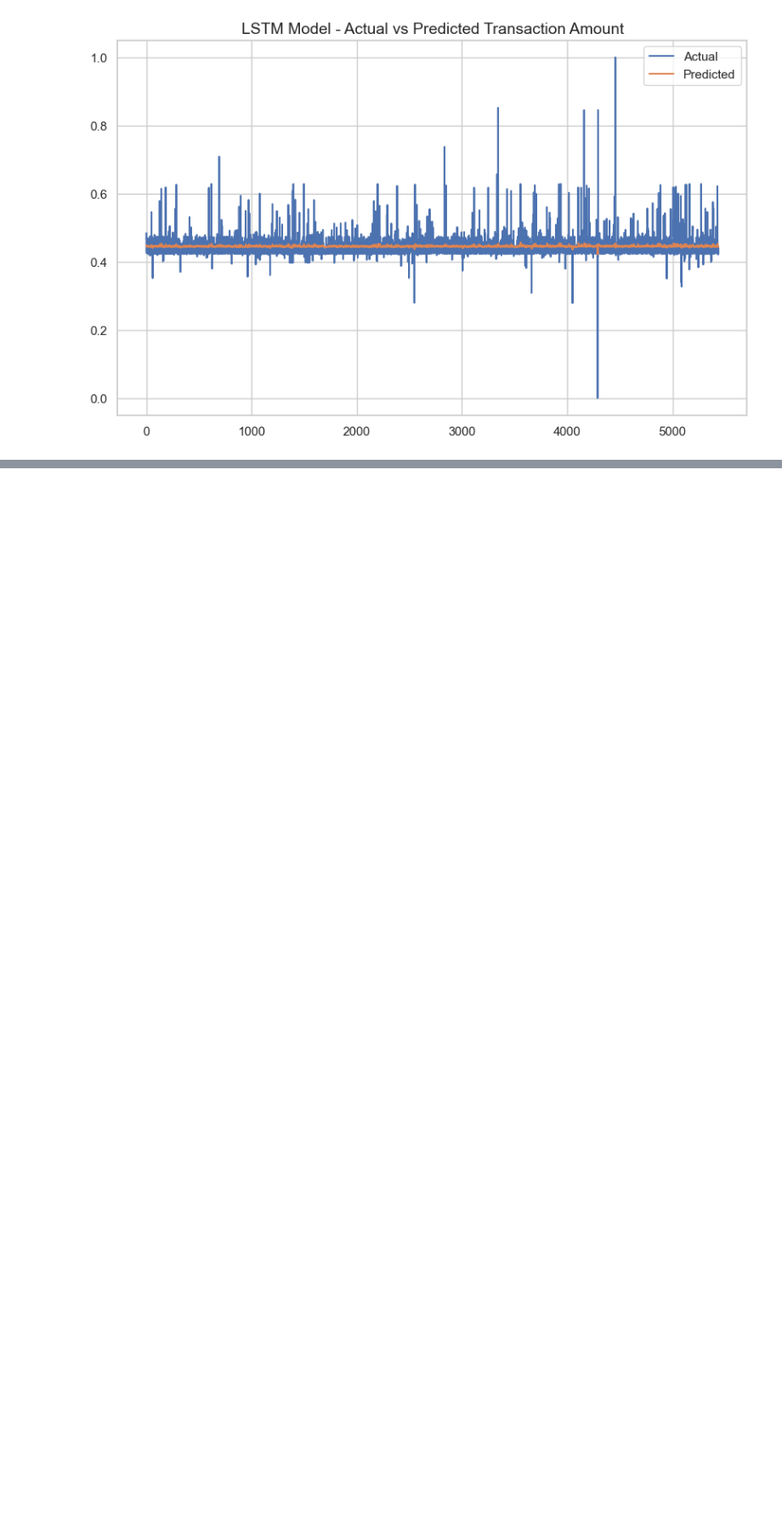
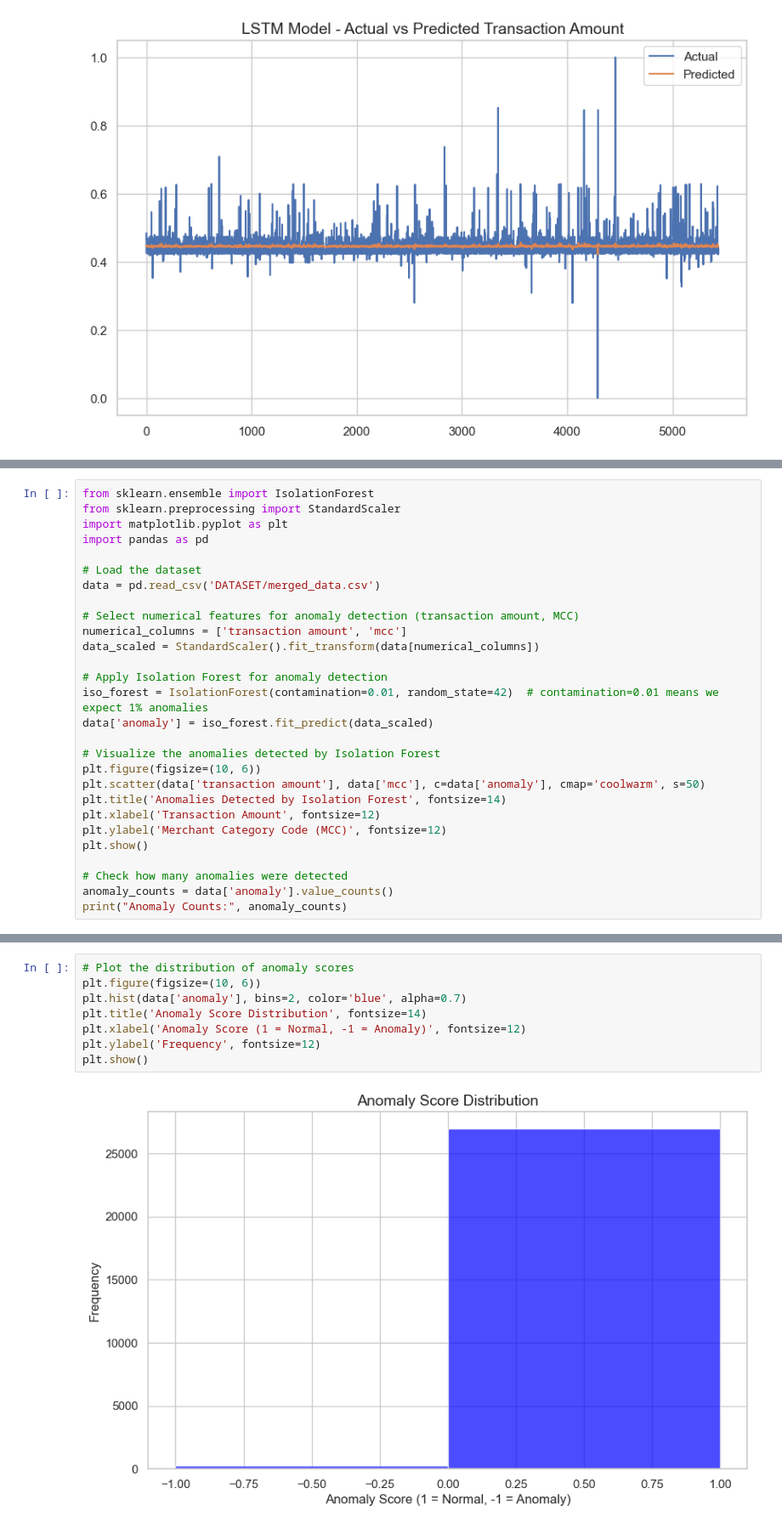
Before and after one commit to enochanok/GSA_Fraud_Detection, a Jupyter notebook: Code_BigData.ipynb, the cells around one changed output, grey strips where cells are left out. Shown at 85% size. Cells and saved outputs as stored; diff of their text form; blank space fills up the shorter version.

```diff
--- a/Code_BigData.ipynb
+++ b/Code_BigData.ipynb
@@ -785,0 +832,28 @@ Epoch 30/30
+# %%
+from sklearn.ensemble import IsolationForest
+from sklearn.preprocessing import StandardScaler
+import matplotlib.pyplot as plt
+import pandas as pd
+
+# Load the dataset
+data = pd.read_csv('DATASET/merged_data.csv')
+
+# Select numerical features for anomaly detection (transaction amount, MCC)
+numerical_columns = ['transaction amount', 'mcc']
+data_scaled = StandardScaler().fit_transform(data[numerical_columns])
+
+# Apply Isolation Forest for anomaly detection
+iso_forest = IsolationForest(contamination=0.01, random_state=42)  # contamination=0.01 means we expect 1% anomalies
+data['anomaly'] = iso_forest.fit_predict(data_scaled)
+
+# Visualize the anomalies detected by Isolation Forest
+plt.figure(figsize=(10, 6))
+plt.scatter(data['transaction amount'], data['mcc'], c=data['anomaly'], cmap='coolwarm', s=50)
+plt.title('Anomalies Detected by Isolation Forest', fontsize=14)
+plt.xlabel('Transaction Amount', fontsize=12)
+plt.ylabel('Merchant Category Code (MCC)', fontsize=12)
+plt.show()
+
+# Check how many anomalies were detected
+anomaly_counts = data['anomaly'].value_counts()
+print("Anomaly Counts:", anomaly_counts)
@@ -785,0 +883,10 @@ Epoch 30/30
+# %%
+# Plot the distribution of anomaly scores
+plt.figure(figsize=(10, 6))
+plt.hist(data['anomaly'], bins=2, color='blue', alpha=0.7)
+plt.title('Anomaly Score Distribution', fontsize=14)
+plt.xlabel('Anomaly Score (1 = Normal, -1 = Anomaly)', fontsize=12)
+plt.ylabel('Frequency', fontsize=12)
+plt.show()
+# %% [output]
+[figure, added]
```
Also changed, not shown: parts of 6 cells of this notebook, 1 other file.
